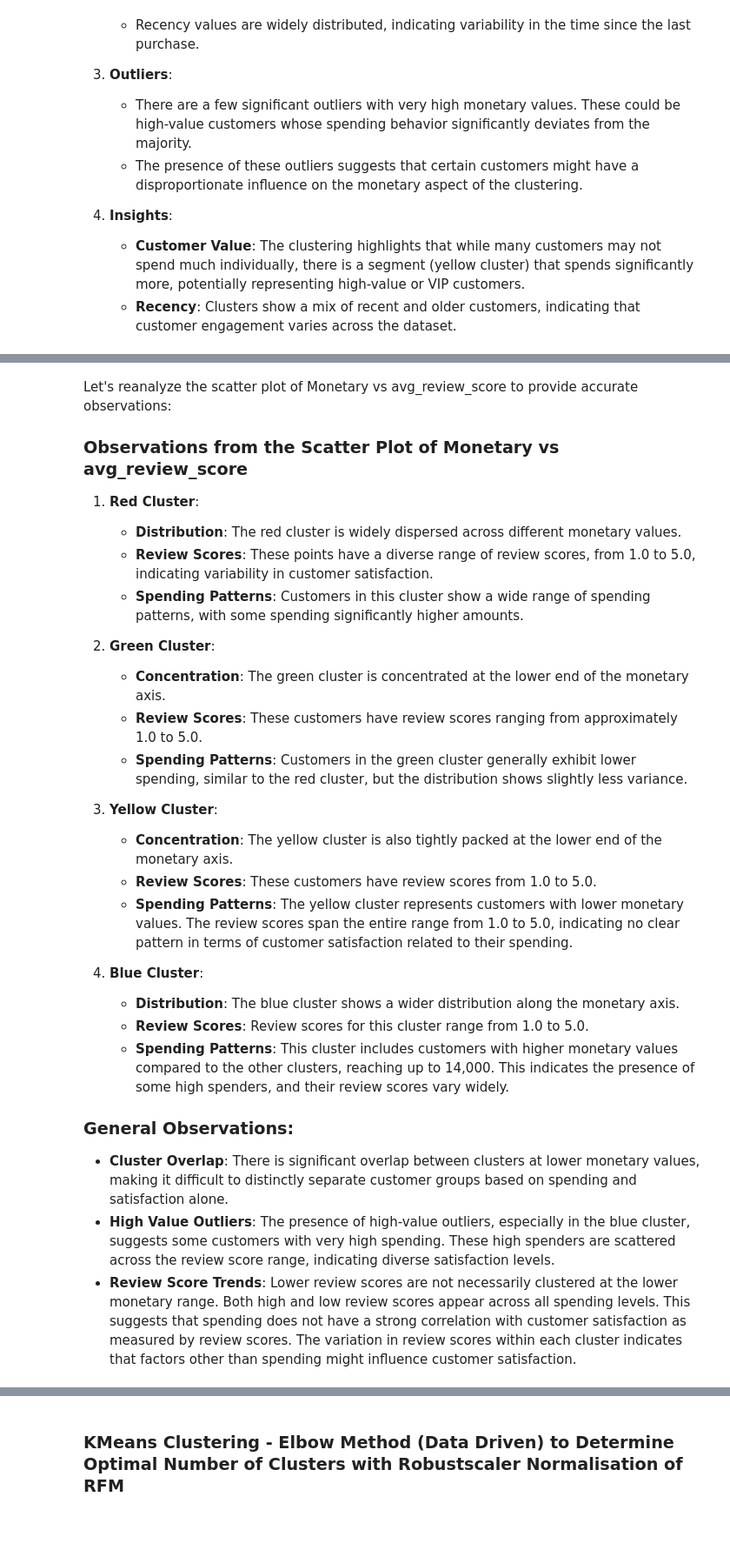
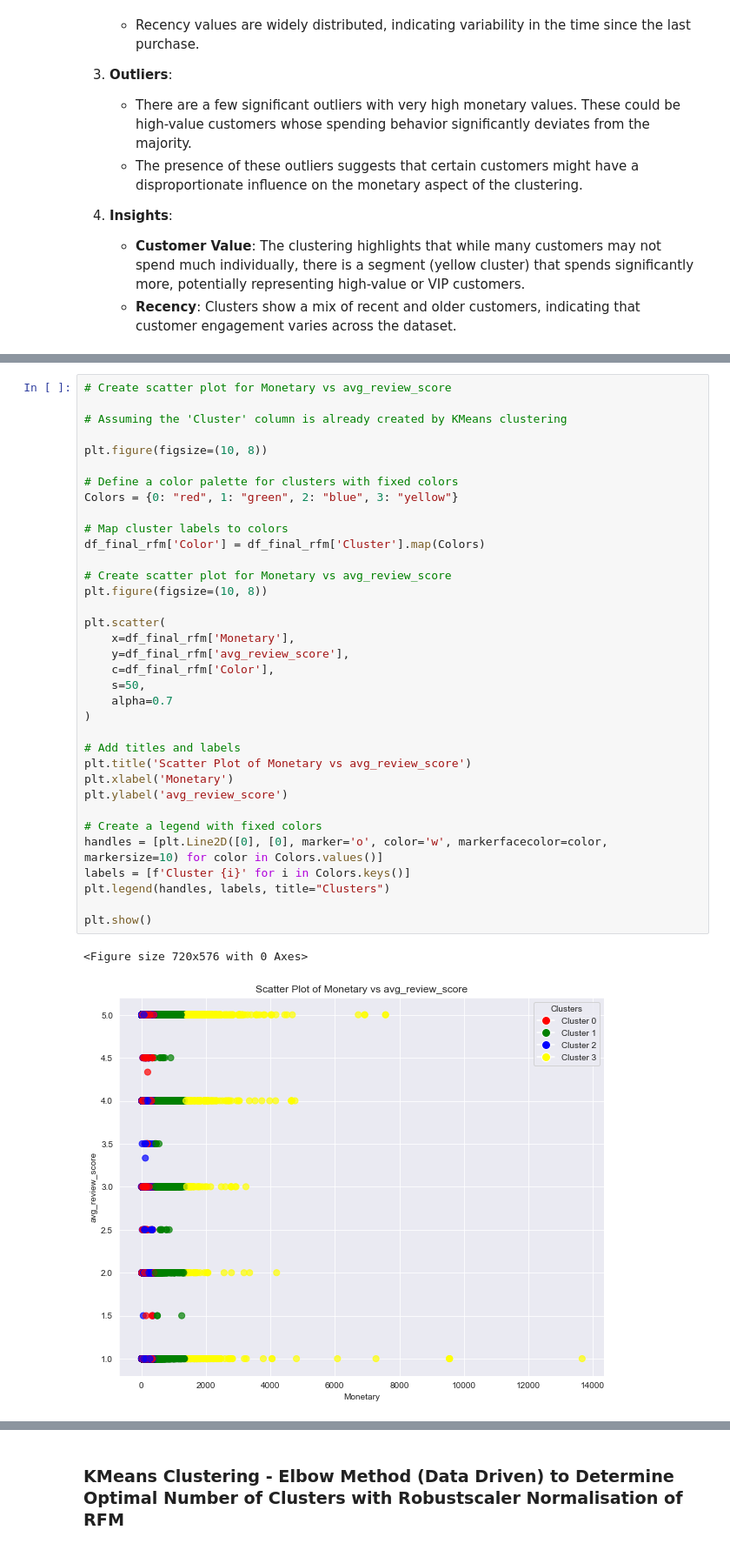
Before and after one commit to preudh/OC_IA_P5_Segment_e_commerce_site_customers, a Jupyter notebook: notebooks/Preudhomme_Patrice_3_notebook_essais_082024.ipynb, the cells around one changed output, grey strips where cells are left out. Shown at 87% size. Drawn from its saved outputs; the diff is of its cells as text; blank space fills up the shorter version.

```diff
--- a/notebooks/Preudhomme_Patrice_3_notebook_essais_082024.ipynb
+++ b/notebooks/Preudhomme_Patrice_3_notebook_essais_082024.ipynb
@@ -419,29 +507,38 @@ ax = df_final_rfm.plot(
-# %% [markdown]
-Let's reanalyze the scatter plot of Monetary vs avg_review_score to provide accurate observations:
-
-### Observations from the Scatter Plot of Monetary vs avg_review_score
-
-1. **Red Cluster**:
-   - **Distribution**: The red cluster is widely dispersed across different monetary values.
-   - **Review Scores**: These points have a diverse range of review scores, from 1.0 to 5.0, indicating variability in customer satisfaction.
-   - **Spending Patterns**: Customers in this cluster show a wide range of spending patterns, with some spending significantly higher amounts.
-
-2. **Green Cluster**:
-   - **Concentration**: The green cluster is concentrated at the lower end of the monetary axis.
-   - **Review Scores**: These customers have review scores ranging from approximately 1.0 to 5.0.
-   - **Spending Patterns**: Customers in the green cluster generally exhibit lower spending, similar to the red cluster, but the distribution shows slightly less variance.
-
-3. **Yellow Cluster**:
-   - **Concentration**: The yellow cluster is also tightly packed at the lower end of the monetary axis.
-   - **Review Scores**: These customers have review scores from 1.0 to 5.0.
-   - **Spending Patterns**: The yellow cluster represents customers with lower monetary values. The review scores span the entire range from 1.0 to 5.0, indicating no clear pattern in terms of customer satisfaction related to their spending.
-
-4. **Blue Cluster**:
-   - **Distribution**: The blue cluster shows a wider distribution along the monetary axis.
-   - **Review Scores**: Review scores for this cluster range from 1.0 to 5.0.
-   - **Spending Patterns**: This cluster includes customers with higher monetary values compared to the other clusters, reaching up to 14,000. This indicates the presence of some high spenders, and their review scores vary widely.
-
-### General Observations:
-- **Cluster Overlap**: There is significant overlap between clusters at lower monetary values, making it difficult to distinctly separate customer groups based on spending and satisfaction alone.
-- **High Value Outliers**: The presence of high-value outliers, especially in the blue cluster, suggests some customers with very high spending. These high spenders are scattered across the review score range, indicating diverse satisfaction levels.
-- **Review Score Trends**: Lower review scores are not necessarily clustered at the lower monetary range. Both high and low review scores appear across all spending levels. This suggests that spending does not have a strong correlation with customer satisfaction as measured by review scores. The variation in review scores within each cluster indicates that factors other than spending might influence customer satisfaction.
+# %%
+# Create scatter plot for Monetary vs avg_review_score
+
+# Assuming the 'Cluster' column is already created by KMeans clustering
+
+plt.figure(figsize=(10, 8))
+
+# Define a color palette for clusters with fixed colors
+Colors = {0: "red", 1: "green", 2: "blue", 3: "yellow"}
+
+# Map cluster labels to colors
+df_final_rfm['Color'] = df_final_rfm['Cluster'].map(Colors)
+
+# Create scatter plot for Monetary vs avg_review_score
+plt.figure(figsize=(10, 8))
+
+plt.scatter(
+    x=df_final_rfm['Monetary'],
+    y=df_final_rfm['avg_review_score'],
+    c=df_final_rfm['Color'],
+    s=50,
+    alpha=0.7
+)
+
+# Add titles and labels
+plt.title('Scatter Plot of Monetary vs avg_review_score')
+plt.xlabel('Monetary')
+plt.ylabel('avg_review_score')
+
+# Create a legend with fixed colors
+handles = [plt.Line2D([0], [0], marker='o', color='w', markerfacecolor=color, markersize=10) for color in Colors.values()]
+labels = [f'Cluster {i}' for i in Colors.keys()]
+plt.legend(handles, labels, title="Clusters")
+
+plt.show()
+# %% [output]
+<Figure size 720x576 with 0 Axes>
+[figure, added]
```
Also changed, not shown: parts of 25 cells of this notebook, 1 other file.
